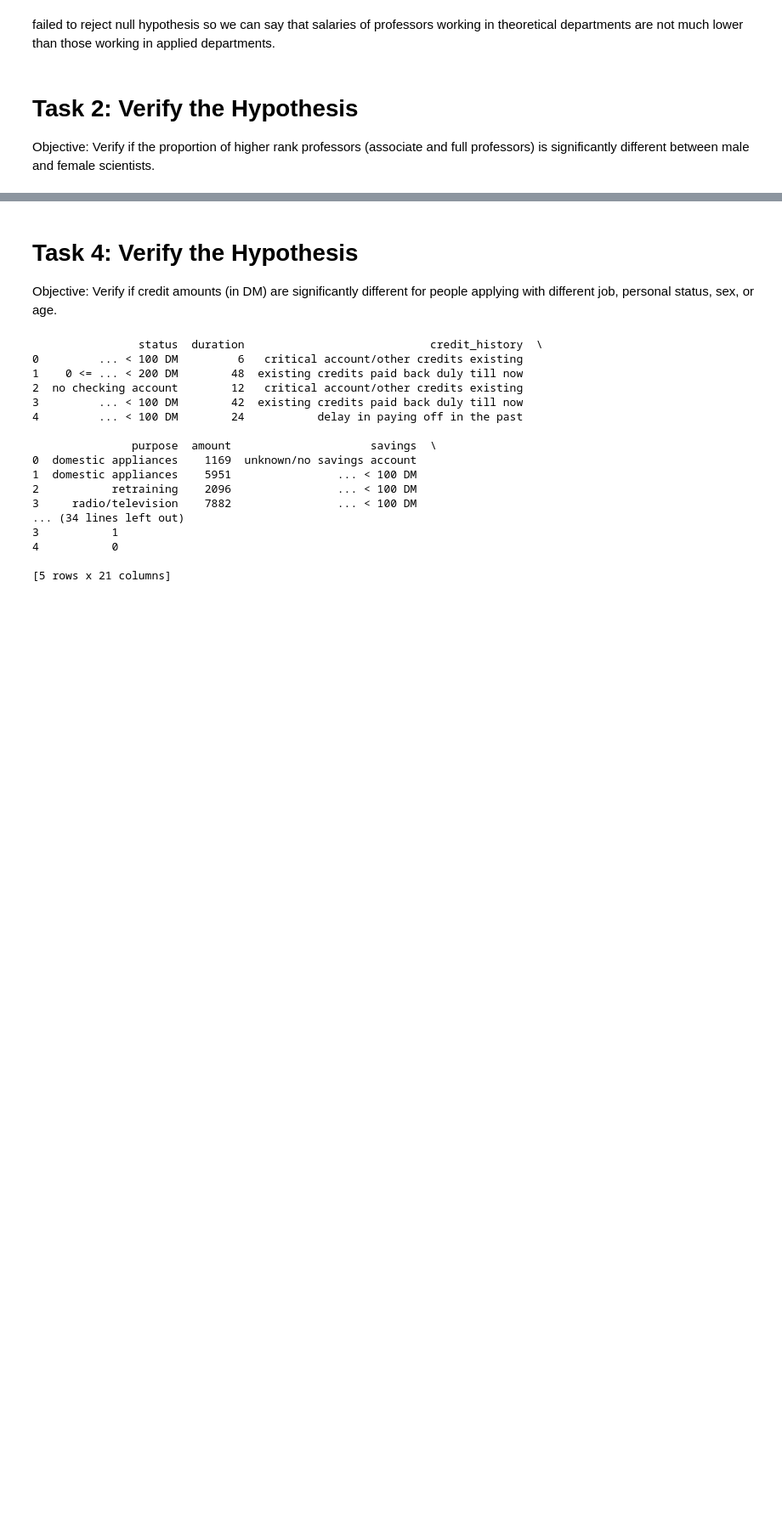
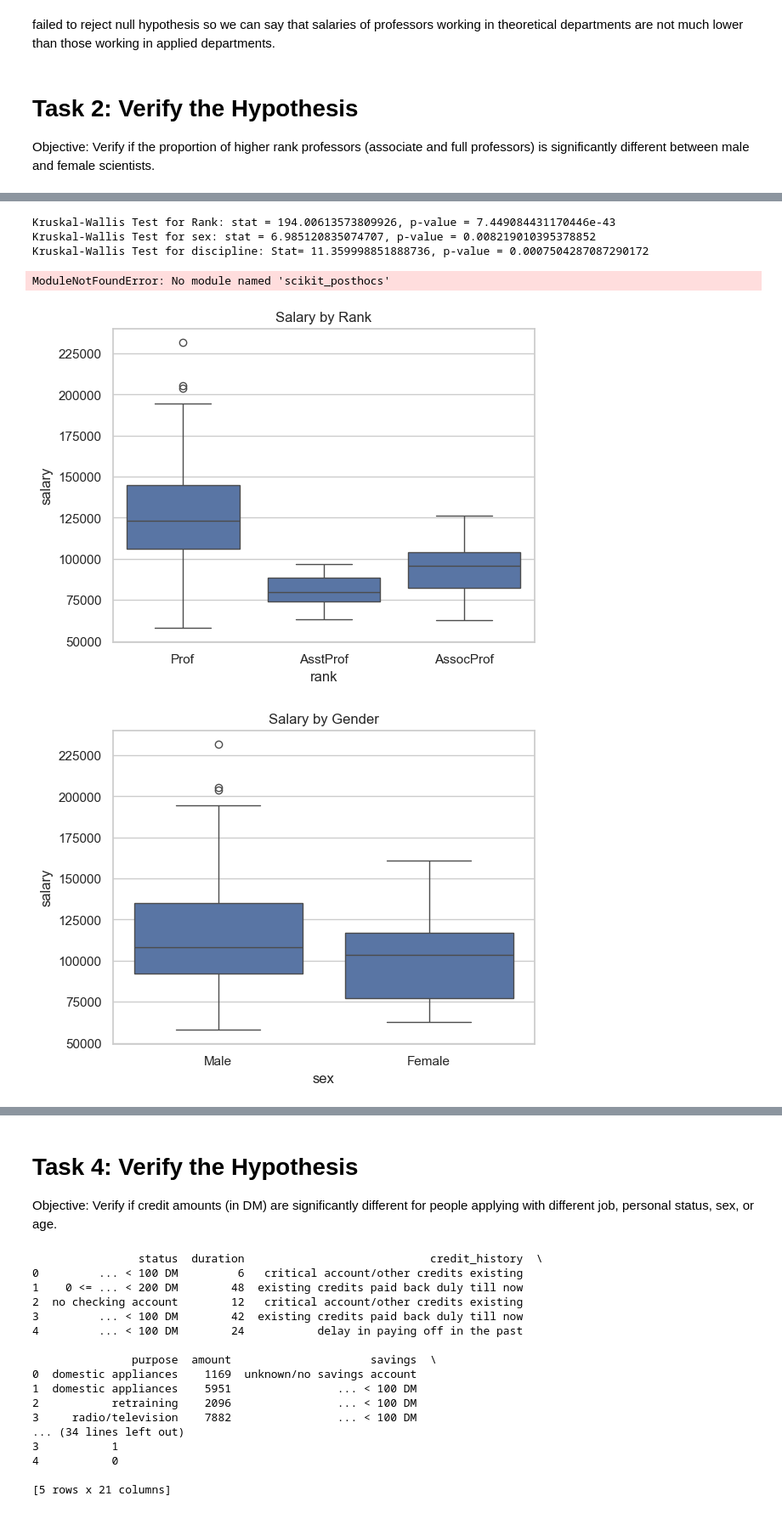
Before and after one commit to kizerek321/Statistics_exercies, a Jupyter notebook: Sample_Final_Labs.ipynb, the cells around one changed output, grey strips where cells are left out. Shown at 85% size. Cells and saved outputs as stored; diff of their text form; code cells hidden in the pictures; blank space fills up the shorter version.

```diff
--- a/Sample_Final_Labs.ipynb
+++ b/Sample_Final_Labs.ipynb
@@ -140,0 +252,49 @@ Objective: Verify if the salaries of professors are significantly different base
+# %%
+# i will use Kruskal-wallis test since it is non-parametric equivalence to one-way anova and can be extended for comparing multiple independent groups
+from scipy.stats import kruskal
+
+# Example: Kruskal-Wallis test for rank
+ranks = [group['salary'] for _, group in salaries.groupby('rank')]
+stat, p_value = kruskal(*ranks)
+print(f"Kruskal-Wallis Test for Rank: stat = {stat}, p-value = {p_value}")
+
+# Example: Kruskal-Wallis test for gender
+ranks = [group['salary'] for _, group in salaries.groupby('sex')]
+stat, p_value = kruskal(*ranks)
+print(f"Kruskal-Wallis Test for sex: stat = {stat}, p-value = {p_value}")
+
+# Example: Kruskal-Wallis test for discipline
+ranks = [group['salary'] for _, group in salaries.groupby('discipline')]
+stat, p_value = kruskal(*ranks)
+print(f"Kruskal-Wallis Test for discipline: Stat= {stat}, p-value = {p_value}")
+# %% [output]
+Kruskal-Wallis Test for Rank: stat = 194.00613573809926, p-value = 7.449084431170446e-43
+Kruskal-Wallis Test for sex: stat = 6.985120835074707, p-value = 0.008219010395378852
+Kruskal-Wallis Test for discipline: Stat= 11.359998851888736, p-value = 0.0007504287087290172
+# %%
+#post-hoc analysis
+from scikit_posthocs import posthoc_dunn
+
+# Perform Dunn's test for pairwise comparisons
+posthoc = posthoc_dunn(salaries, val_col='salary', group_col='rank', p_adjust='bonferroni')
+print(posthoc)
+# %% [output]
+ModuleNotFoundError: No module named 'scikit_posthocs'
+# %%
+import seaborn as sns
+import matplotlib.pyplot as plt
+
+sns.boxplot(x='rank', y='salary', data=salaries)
+plt.title('Salary by Rank')
+plt.show()
+
+sns.boxplot(x='sex', y='salary', data=salaries)
+plt.title('Salary by Gender')
+plt.show()
+
+sns.boxplot(x='discipline', y='salary', data=salaries)
+plt.title('Salary by Discipline')
+plt.show()
+# %% [output]
+[figure, added]
+[figure, added]
```
Also changed, not shown: parts of 15 cells of this notebook.
